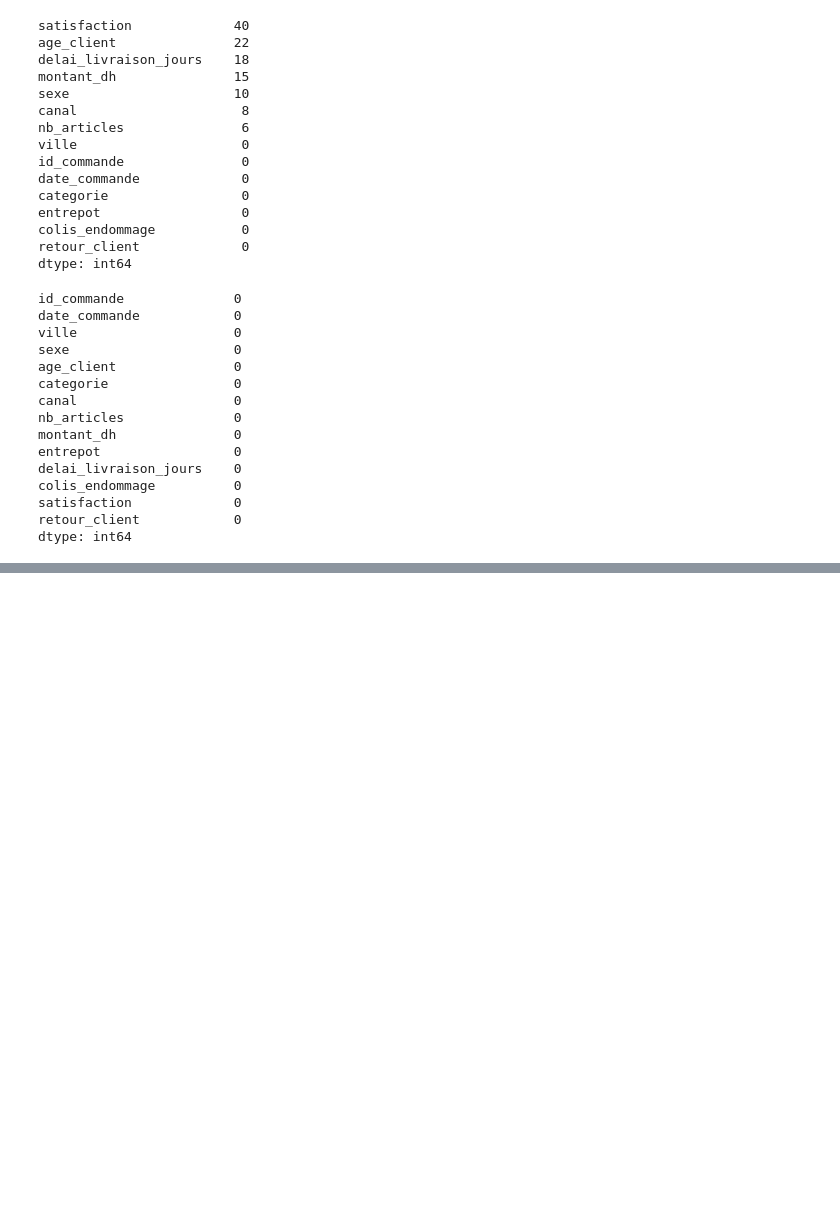
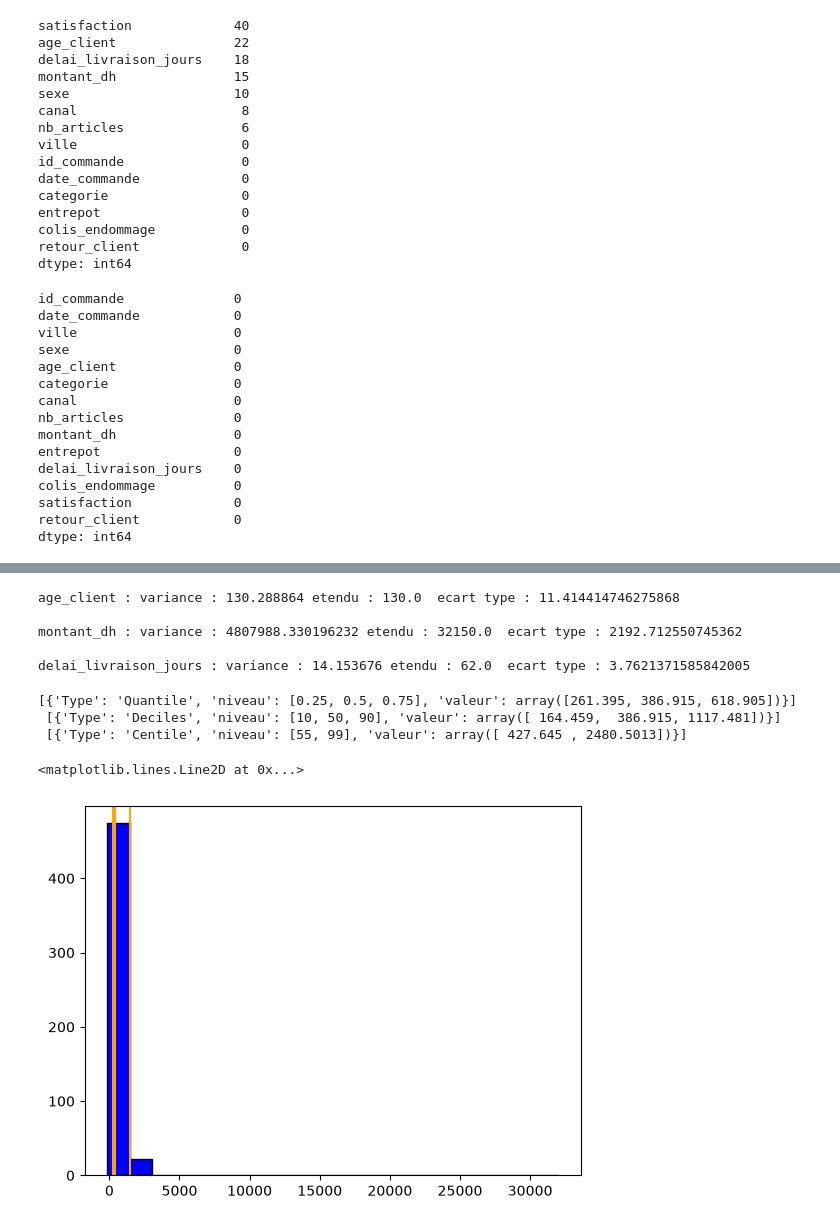
Before and after one commit to damghiziyad-hash/Analyse-des-commandes-et-des-messages-clients-de-MarocShop, a Jupyter notebook: net_cmd.ipynb, the cells around one changed output, grey strips where cells are left out. Drawn from its saved outputs; the diff is of its cells as text; code cells hidden in the pictures; blank space fills up the shorter version.

```diff
--- a/net_cmd.ipynb
+++ b/net_cmd.ipynb
@@ -182,3 +209,50 @@ delai_livraison_jours 4 outliers
+# %%
+for i in  ['age_client' , 'montant_dh' , 'delai_livraison_jours']:
+    variance = np.var(df[i])
+    max = df[i].max()
+    min = df[i].min()
+    etendu = max - min
+    ecart_type = np.std(df[i])
+    print(i, ": variance :", variance, "etendu :", etendu, " ecart type :", ecart_type ,'\n')
+# %% [output]
+age_client : variance : 130.288864 etendu : 130.0  ecart type : 11.414414746275868
+
+montant_dh : variance : 4807988.330196232 etendu : 32150.0  ecart type : 2192.712550745362
+
+delai_livraison_jours : variance : 14.153676 etendu : 62.0  ecart type : 3.7621371585842005
+# %%
+Q = [0.25 , 0.50 , 0.75]
+D =   [10 , 50 , 90]
+C = [55 , 99]
+resultat_q = []
+resultat_d =[]
+resultat_c = []
+for i in [Q]:
+   q = np.quantile(df['montant_dh'] , i)
+   resultat_q.append({'Type' : 'Quantile' , 'niveau' : i , 'valeur' : q})
+for i in [D]:
+   q = np.percentile(df['montant_dh'] , i)
+   resultat_d.append({'Type' : 'Deciles' , 'niveau' : i , 'valeur' : q})
+for i in [C]:
+   q = np.percentile(df['montant_dh'] , i)
+   resultat_c.append({'Type' : 'Centile' , 'niveau' : i , 'valeur' : q})
+print(resultat_q , '\n' , resultat_d , '\n' , resultat_c )
+# %% [output]
+[{'Type': 'Quantile', 'niveau': [0.25, 0.5, 0.75], 'valeur': array([261.395, 386.915, 618.905])}]
+ [{'Type': 'Deciles', 'niveau': [10, 50, 90], 'valeur': array([ 164.459,  386.915, 1117.481])}]
+ [{'Type': 'Centile', 'niveau': [55, 99], 'valeur': array([ 427.645 , 2480.5013])}]
+# %%
+q1 = np.quantile(df['montant_dh'], 0.25)
+d5 = np.percentile(df['montant_dh'], 50)
+c95 = np.percentile(df['montant_dh'], 95 )
+plt.Figure(figsize= (9,5))
+plt.hist(df['montant_dh'] , bins = 20 , color = "#0101fc" , edgecolor = 'black' , label = 'mantant')
+plt.axvline(q1 , color = 'orange')
+plt.axvline(d5 , color = 'orange')
+plt.axvline(c95 , color = 'orange')
+# %% [output]
+<matplotlib.lines.Line2D at 0x...>
+[figure, added]
 # %%
 df.describe()
 # %% [output]
```
Also changed, not shown: parts of 18 cells of this notebook.
